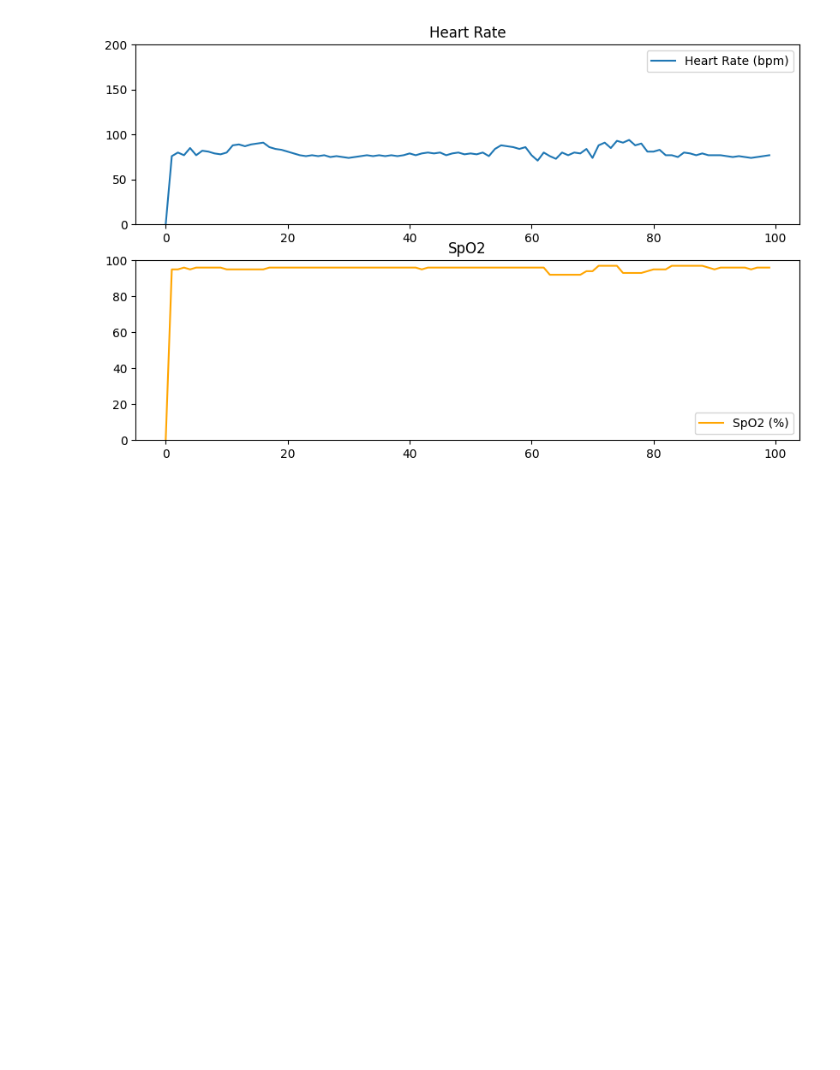
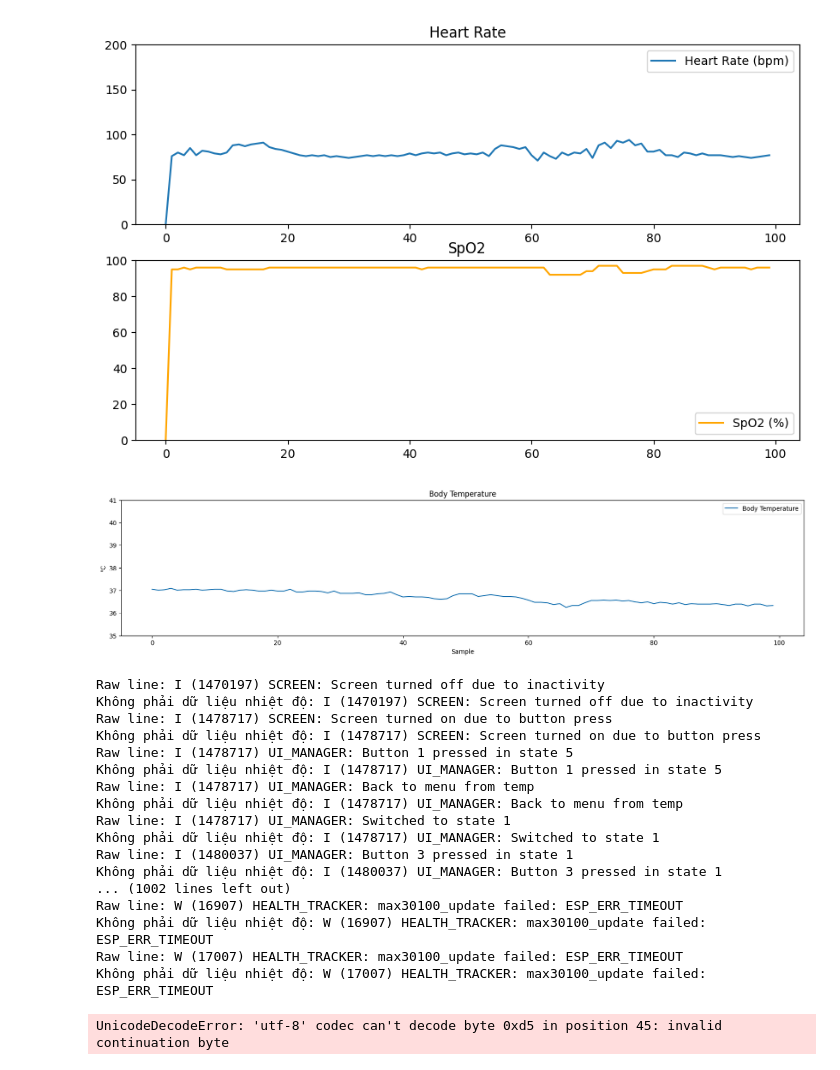
Before and after one commit to vuhamthieu/smart-health-watch, a Jupyter notebook: main/plot_ppg.ipynb, the cells around one changed output. Drawn from its saved outputs; the diff is of its cells as text; code cells hidden in the pictures; blank space fills up the shorter version.

Commit message:
update temp graph

```diff
--- a/main/plot_ppg.ipynb
+++ b/main/plot_ppg.ipynb
@@ -15,7 +15,7 @@ buffer_hr = deque([0]*100, maxlen=100)
 buffer_spo2 = deque([0]*100, maxlen=100)
 
 plt.ion()
-fig, (ax1, ax2) = plt.subplots(2, 1, figsize=(10, 6))
+fig, (ax1, ax2) = plt.subplots(2, 1, figsize=(20, 6))
 
 line_hr, = ax1.plot(buffer_hr, label="Heart Rate (bpm)")
 line_spo2, = ax2.plot(buffer_spo2, label="SpO2 (%)", color='orange')
@@ -64,10 +64,73 @@ while True:
 # %% [output]
 [figure]
 # %%
-# Body temperature graph.
-
 import serial
 import matplotlib.pyplot as plt
 from collections import deque
 from IPython.display import display, clear_output
 import time
+
+ser = serial.Serial('/dev/ttyUSB0', 115200)
+print("Serial open:", ser.is_open)
+print("Port name:", ser.port)
+
+buffer_temp = deque([0]*100, maxlen=100)
+
+plt.ion()
+fig, ax1 = plt.subplots(figsize=(20, 4))
+
+line_temp, = ax1.plot(buffer_temp, label="Body Temperature")
+
+ax1.set_ylim(35, 41)
+
+ax1.set_title("Body Temperature")
+ax1.set_ylabel("°C")
+ax1.set_xlabel("Sample")
+ax1.legend()
+
+while True:
+    try:
+        raw_line = ser.readline().decode().strip()
+        print(f"Raw line: {raw_line}")
+
+        try:
+            temp = float(raw_line)
+            buffer_temp.append(temp)
+
+            line_temp.set_ydata(buffer_temp)
+            line_temp.set_xdata(range(len(buffer_temp)))
+
+            ax1.relim()
+            ax1.autoscale_view()
+
+            clear_output(wait=True)
+            display(fig)
+            plt.pause(0.01)
+
+        except ValueError:
+            print("Không phải dữ liệu nhiệt độ:", raw_line)
+
+    except KeyboardInterrupt:
+        print("Đóng serial")
+        ser.close()
+        break
+# %% [output]
+[figure, added]
+Raw line: I (1470197) SCREEN: Screen turned off due to inactivity
+Không phải dữ liệu nhiệt độ: I (1470197) SCREEN: Screen turned off due to inactivity
+Raw line: I (1478717) SCREEN: Screen turned on due to button press
+Không phải dữ liệu nhiệt độ: I (1478717) SCREEN: Screen turned on due to button press
+Raw line: I (1478717) UI_MANAGER: Button 1 pressed in state 5
+Không phải dữ liệu nhiệt độ: I (1478717) UI_MANAGER: Button 1 pressed in state 5
+Raw line: I (1478717) UI_MANAGER: Back to menu from temp
+Không phải dữ liệu nhiệt độ: I (1478717) UI_MANAGER: Back to menu from temp
+Raw line: I (1478717) UI_MANAGER: Switched to state 1
+Không phải dữ liệu nhiệt độ: I (1478717) UI_MANAGER: Switched to state 1
+Raw line: I (1480037) UI_MANAGER: Button 3 pressed in state 1
+Không phải dữ liệu nhiệt độ: I (1480037) UI_MANAGER: Button 3 pressed in state 1
+... (1002 lines left out)
+Raw line: W (16907) HEALTH_TRACKER: max30100_update failed: ESP_ERR_TIMEOUT
+Không phải dữ liệu nhiệt độ: W (16907) HEALTH_TRACKER: max30100_update failed: ESP_ERR_TIMEOUT
+Raw line: W (17007) HEALTH_TRACKER: max30100_update failed: ESP_ERR_TIMEOUT
+Không phải dữ liệu nhiệt độ: W (17007) HEALTH_TRACKER: max30100_update failed: ESP_ERR_TIMEOUT
+UnicodeDecodeError: 'utf-8' codec can't decode byte 0xd5 in position 45: invalid continuation byte
```
Also changed, not shown: 4 other files.
